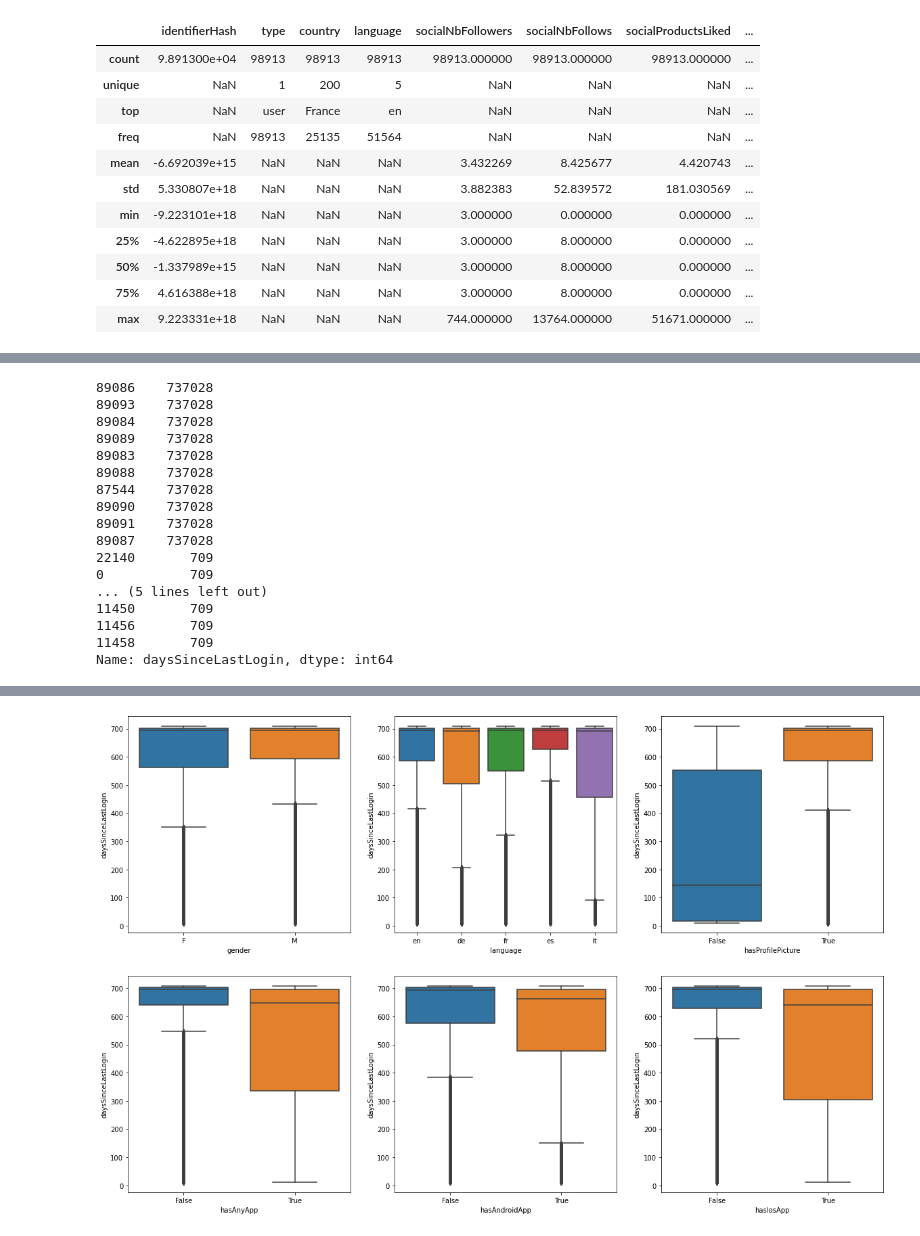
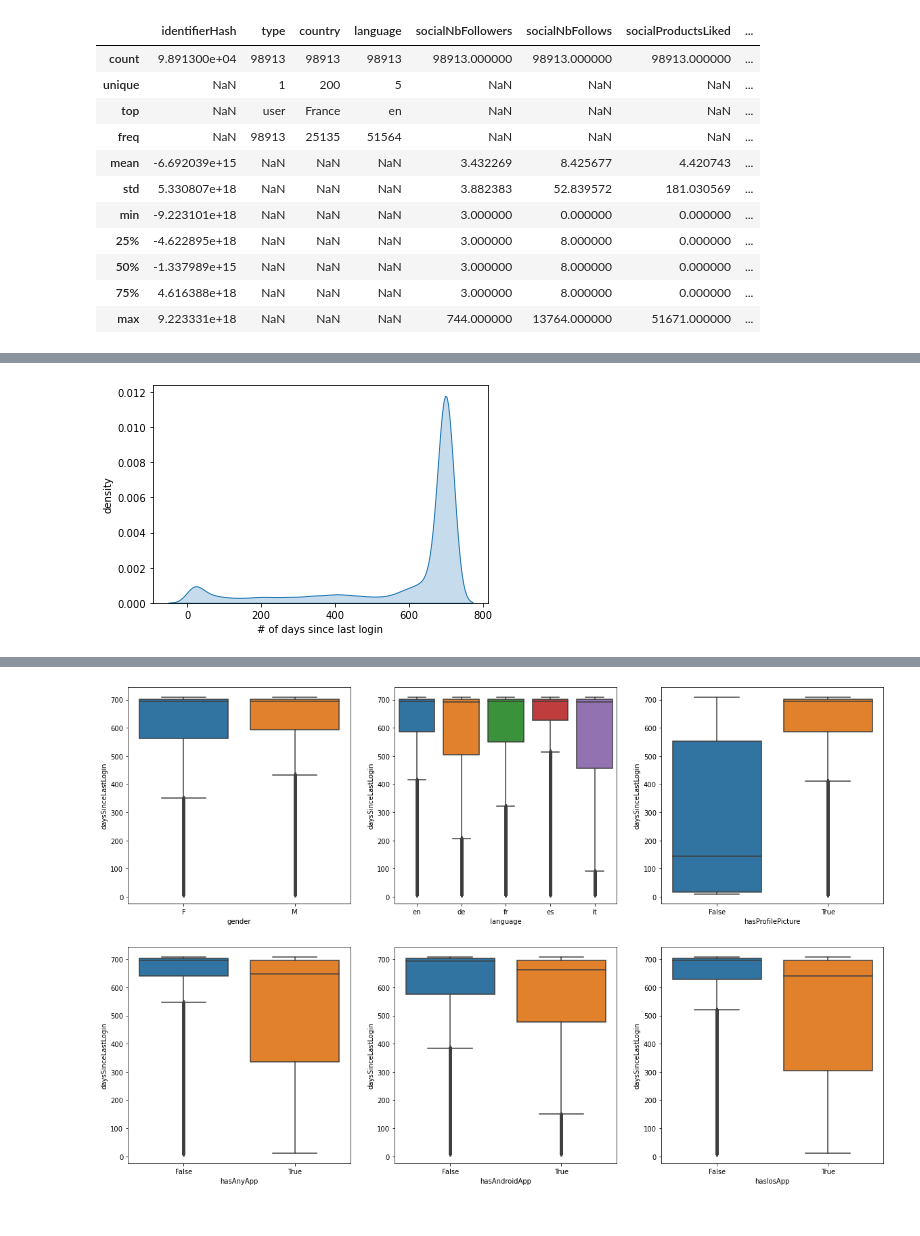
Before and after one commit to mattlim96/getharley-challenge, a Jupyter notebook: solution.ipynb, the cells around one changed output, grey strips where cells are left out. Cells and saved outputs as stored; diff of their text form; code cells hidden in the pictures.

```diff
--- a/solution.ipynb
+++ b/solution.ipynb
@@ -122,20 +154,8 @@ sns.boxplot(x='gender', y='daysSinceLastLogin', data=df)
-# %%
-df['daysSinceLastLogin'].sort_values(ascending=False).head(20)
-# %% [output]
-89086    737028
-89093    737028
-89084    737028
-89089    737028
-89083    737028
-89088    737028
-87544    737028
-89090    737028
-89091    737028
-89087    737028
-22140       709
-0           709
-... (5 lines left out)
-11450       709
-11456       709
-11458       709
-Name: daysSinceLastLogin, dtype: int64
+# %%
+# plt.title(f"User retention: how users drop out over time [all user segments]")
+plt.xlabel("# of days since last login")
+plt.ylabel("density")
+sns.kdeplot(np.array(df_clean['daysSinceLastLogin']), shade=True)
+plt.show()
+# %% [output]
+[figure, added]
```
Also changed, not shown: parts of 16 cells of this notebook.
